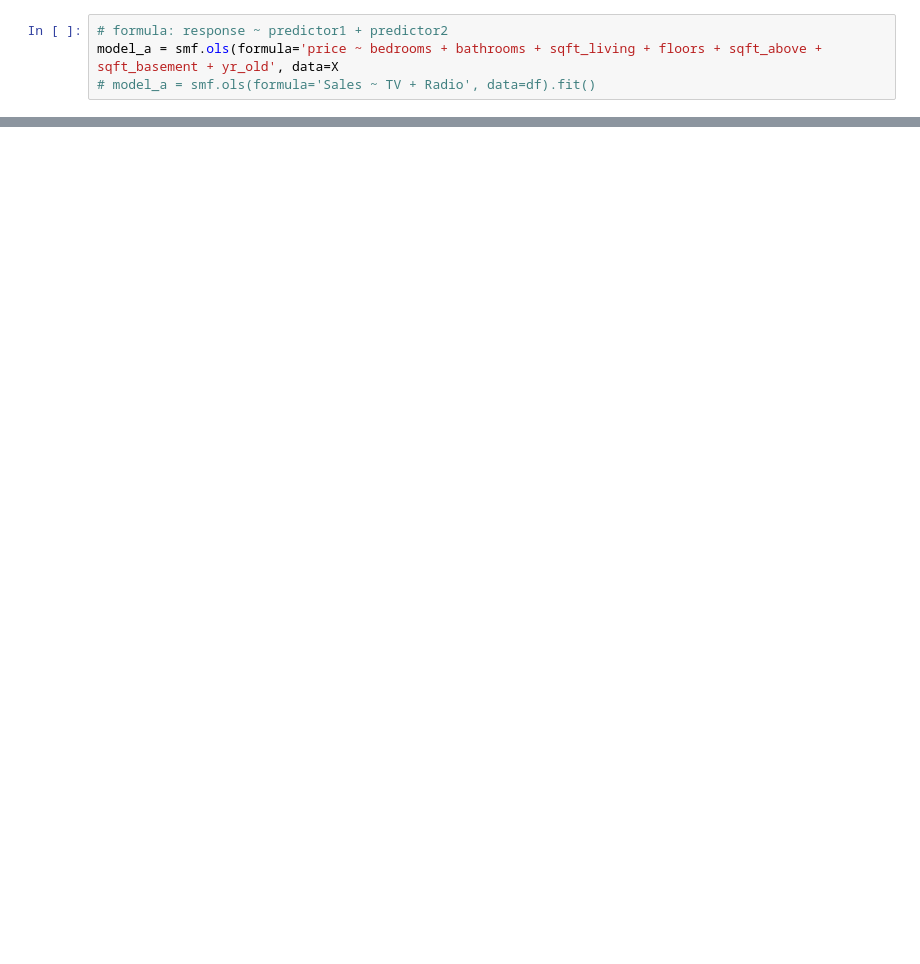
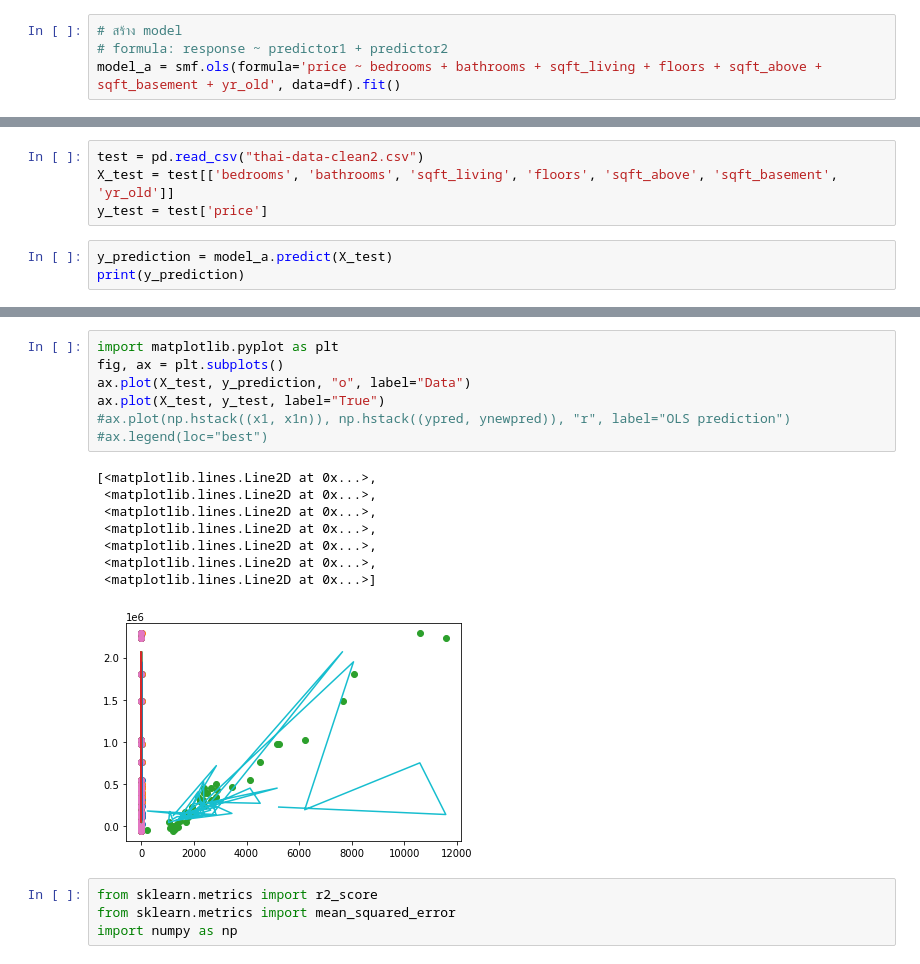
Before and after one commit to GmBeHappy/-Home-price-prediction-using-Linear-regression, a Jupyter notebook: model_creation useing_statemodel.ipynb, the cells around one changed output, grey strips where cells are left out. Cells and saved outputs as stored; diff of their text form; blank space fills up the shorter version.

```diff
--- a/model_creation useing_statemodel.ipynb
+++ b/model_creation useing_statemodel.ipynb
@@ -21,4 +29,4 @@ sns.pairplot(df[['price','bedrooms', 'bathrooms', 'sqft_living', 'floors', 'sqft
 # %%
+# สร้าง model
 # formula: response ~ predictor1 + predictor2
-model_a = smf.ols(formula='price ~ bedrooms + bathrooms + sqft_living + floors + sqft_above + sqft_basement + yr_old', data=X
-# model_a = smf.ols(formula='Sales ~ TV + Radio', data=df).fit()
+model_a = smf.ols(formula='price ~ bedrooms + bathrooms + sqft_living + floors + sqft_above + sqft_basement + yr_old', data=df).fit()
@@ -60,0 +79,7 @@ model_a.pvalues
+# %%
+test = pd.read_csv("thai-data-clean2.csv")
+X_test = test[['bedrooms', 'bathrooms', 'sqft_living', 'floors', 'sqft_above', 'sqft_basement', 'yr_old']]
+y_test = test['price']
+# %%
+y_prediction = model_a.predict(X_test)
+print(y_prediction)
@@ -60,0 +104,20 @@ model_a.pvalues
+# %%
+import matplotlib.pyplot as plt
+fig, ax = plt.subplots()
+ax.plot(X_test, y_prediction, "o", label="Data")
+ax.plot(X_test, y_test, label="True")
+#ax.plot(np.hstack((x1, x1n)), np.hstack((ypred, ynewpred)), "r", label="OLS prediction")
+#ax.legend(loc="best")
+# %% [output]
+[<matplotlib.lines.Line2D at 0x...>,
+ <matplotlib.lines.Line2D at 0x...>,
+ <matplotlib.lines.Line2D at 0x...>,
+ <matplotlib.lines.Line2D at 0x...>,
+ <matplotlib.lines.Line2D at 0x...>,
+ <matplotlib.lines.Line2D at 0x...>,
+ <matplotlib.lines.Line2D at 0x...>]
+[figure, added]
+# %%
+from sklearn.metrics import r2_score
+from sklearn.metrics import mean_squared_error
+import numpy as np
```
Also changed, not shown: parts of 13 cells of this notebook, 5 other files.
